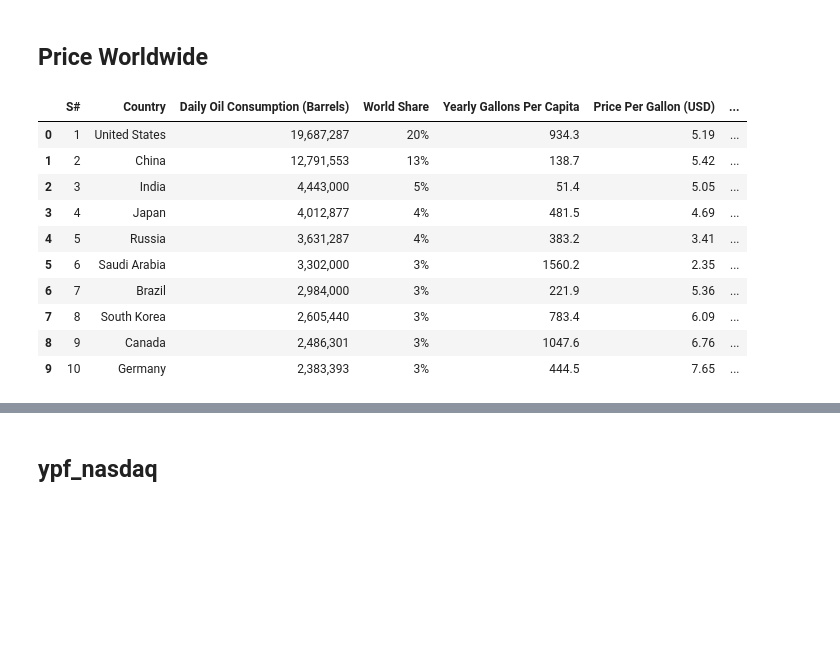
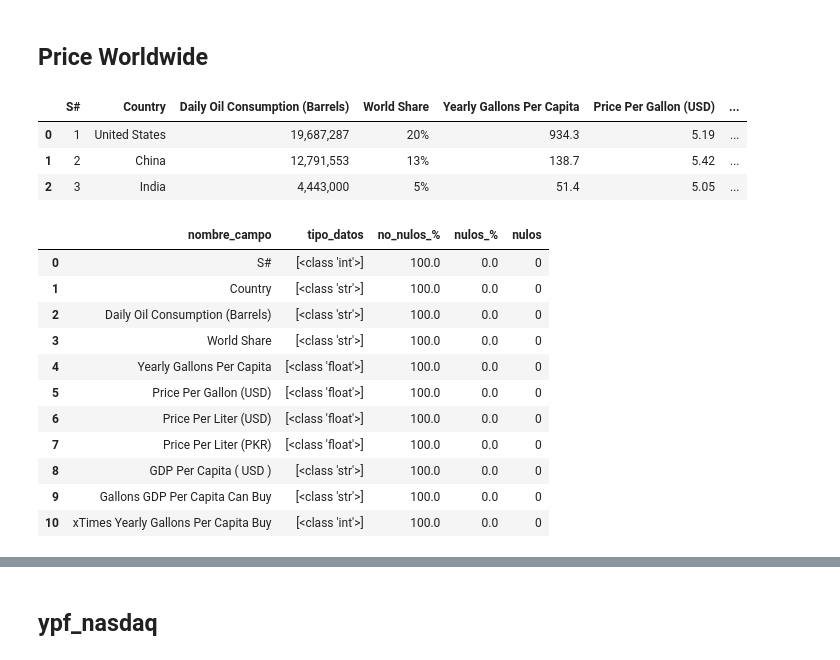
Before and after one commit to No-Country-simulation/c19-108-m-data-bi, a Jupyter notebook: notebooks/ETL.ipynb, the cells around one changed output, grey strips where cells are left out. Cells and saved outputs as stored; diff of their text form; code cells hidden in the pictures; blank space fills up the shorter version.

```diff
--- a/notebooks/ETL.ipynb
+++ b/notebooks/ETL.ipynb
@@ -313,19 +299,27 @@ renta.head()
 # %% [markdown]
 ## Price Worldwide
 # %%
-ppw.head(10)
+ppw.head(3)
 # %% [output]
 |  | S# | Country | Daily Oil Consumption (Barrels) | World Share | Yearly Gallons Per Capita | Price Per Gallon (USD) | ... |
 | 0 | 1 | United States | 19,687,287 | 20% | 934.3 | 5.19 | ... |
 | 1 | 2 | China | 12,791,553 | 13% | 138.7 | 5.42 | ... |
 | 2 | 3 | India | 4,443,000 | 5% | 51.4 | 5.05 | ... |
-| 3 | 4 | Japan | 4,012,877 | 4% | 481.5 | 4.69 | ... |
-| 4 | 5 | Russia | 3,631,287 | 4% | 383.2 | 3.41 | ... |
-| 5 | 6 | Saudi Arabia | 3,302,000 | 3% | 1560.2 | 2.35 | ... |
-| 6 | 7 | Brazil | 2,984,000 | 3% | 221.9 | 5.36 | ... |
-| 7 | 8 | South Korea | 2,605,440 | 3% | 783.4 | 6.09 | ... |
-| 8 | 9 | Canada | 2,486,301 | 3% | 1047.6 | 6.76 | ... |
-| 9 | 10 | Germany | 2,383,393 | 3% | 444.5 | 7.65 | ... |
 # %%
 # en principio, no vemos utilidad para el analisis en este fichero, ya que no apunta a ninguna faceta del objeto de nuestro analisis y contiene datos generales de nivel pais, cuando el objeto de estudio
 # es empresas.
+# %%
+r.verificar_tipo_datos(ppw)
+# %% [output]
+|  | nombre_campo | tipo_datos | no_nulos_% | nulos_% | nulos |
+| 0 | S# | [<class 'int'>] | 100.0 | 0.0 | 0 |
+| 1 | Country | [<class 'str'>] | 100.0 | 0.0 | 0 |
+| 2 | Daily Oil Consumption (Barrels) | [<class 'str'>] | 100.0 | 0.0 | 0 |
+| 3 | World Share | [<class 'str'>] | 100.0 | 0.0 | 0 |
+| 4 | Yearly Gallons Per Capita | [<class 'float'>] | 100.0 | 0.0 | 0 |
+| 5 | Price Per Gallon (USD) | [<class 'float'>] | 100.0 | 0.0 | 0 |
+| 6 | Price Per Liter (USD) | [<class 'float'>] | 100.0 | 0.0 | 0 |
+| 7 | Price Per Liter (PKR) | [<class 'float'>] | 100.0 | 0.0 | 0 |
+| 8 | GDP Per Capita ( USD ) | [<class 'str'>] | 100.0 | 0.0 | 0 |
+| 9 | Gallons GDP Per Capita Can Buy | [<class 'str'>] | 100.0 | 0.0 | 0 |
+| 10 | xTimes Yearly Gallons Per Capita Buy | [<class 'int'>] | 100.0 | 0.0 | 0 |
```
Also changed, not shown: parts of 19 cells of this notebook, 2 other files.
